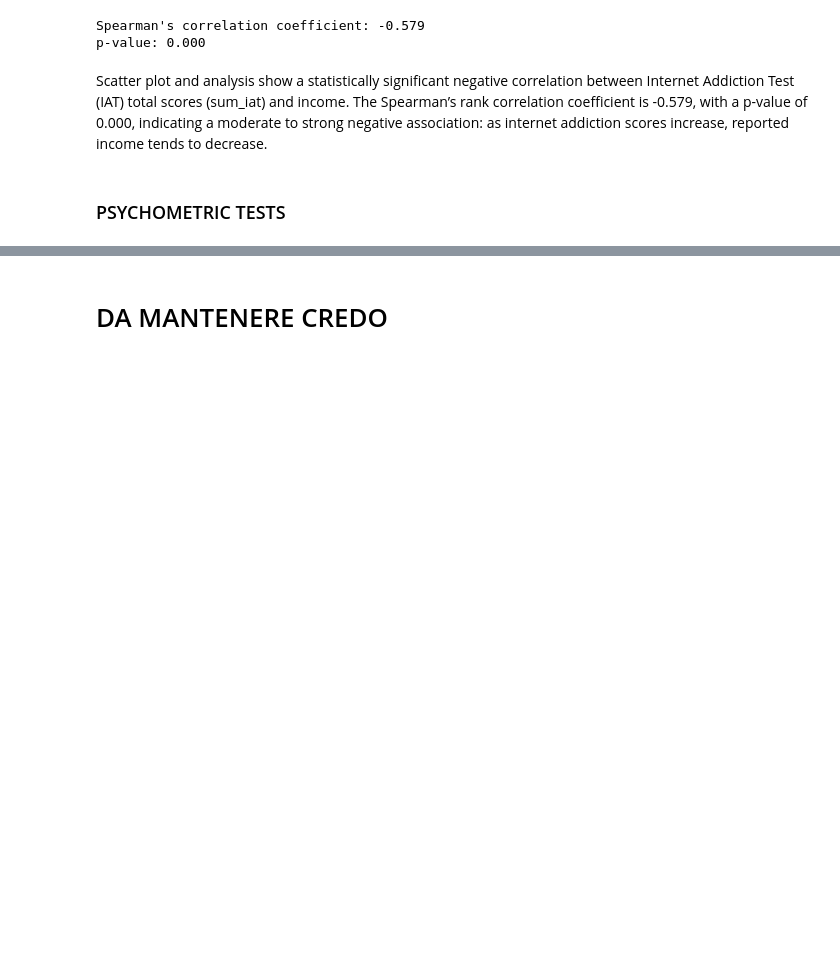
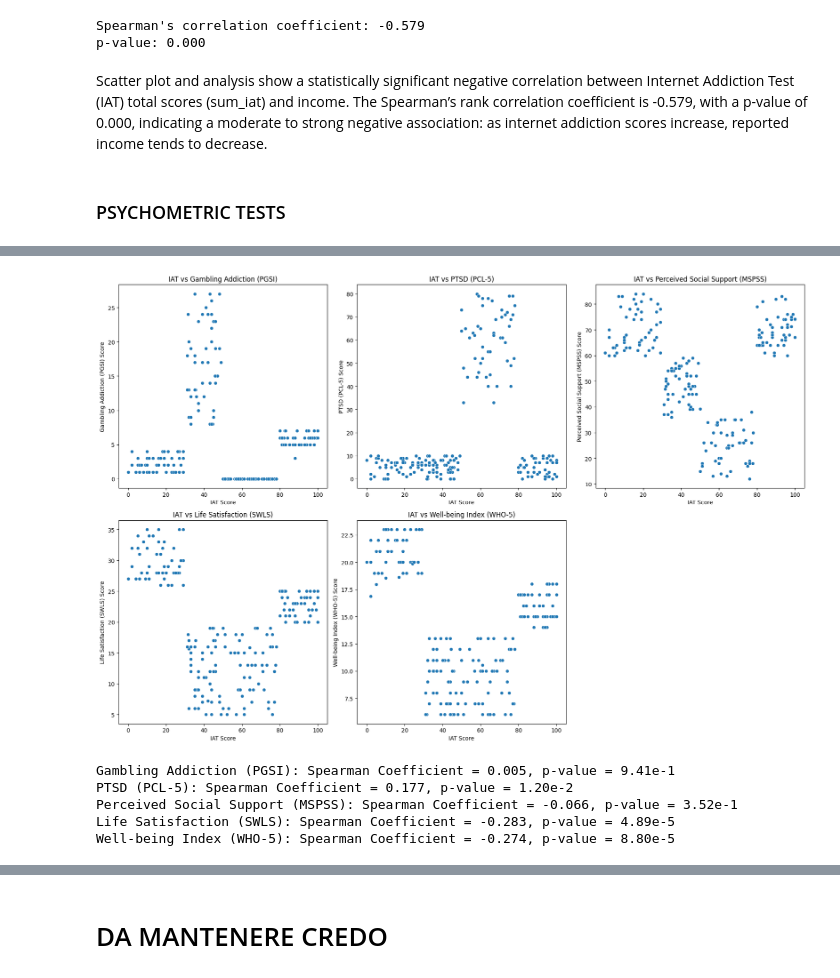
Before and after one commit to francescaius/ehealth2025_gruppo12, a Jupyter notebook: eHealthProject_20252026/dataset_analysis copy2.ipynb, the cells around one changed output, grey strips where cells are left out. Saved outputs shown, nothing was run; the diff lists cells and outputs as text; code cells hidden in the pictures; blank space fills up the shorter version.

Commit message:
modifica IAT vs other pshycometric tests

```diff
--- a/eHealthProject_20252026/dataset_analysis copy2.ipynb
+++ b/eHealthProject_20252026/dataset_analysis copy2.ipynb
@@ -1370,0 +1362,7 @@ df_filtered.info()
+# %%
+# define new columns that contain the sum of numerical pshycometric test results
+df_filtered['sum_pgsi'] = df_filtered[pgsi_cols].sum(axis=1)
+df_filtered['sum_pcl5'] = df_filtered[pcl5_cols].sum(axis=1)
+df_filtered['sum_mspss'] = df_filtered[mspss_cols].sum(axis=1)
+df_filtered['sum_swls'] = df_filtered[swls_cols].sum(axis=1)
+df_filtered['sum_who5'] = df_filtered[who5_cols].sum(axis=1)
@@ -1370,0 +1387,40 @@ df_filtered.info()
+# %%
+# List of psychometric measures and their descriptive names
+psychometric_measures = ['sum_pgsi', 'sum_pcl5', 'sum_mspss', 'sum_swls', 'sum_who5']
+psychometric_measures_names = ['Gambling Addiction (PGSI)', 'PTSD (PCL-5)', 'Perceived Social Support (MSPSS)', 'Life Satisfaction (SWLS)', 'Well-being Index (WHO-5)']
+
+# Dictionary to store correlation results
+correlation_results = {}
+
+# Create scatter plot figure
+plt.figure(figsize=(18, 12))
+
+# Loop over each psychometric measure to plot and calculate Spearman correlation with IAT
+for i, measure in enumerate(psychometric_measures):
+    plt.subplot(2, 3, i+1)  # Adjust layout to 2 rows 3 cols to fit 5 plots
+    sns.scatterplot(x=df_filtered['sum_iat'], y=df_filtered[measure])
+    plt.title(f'IAT vs {psychometric_measures_names[i]}')
+    plt.xlabel('IAT Score')
+    plt.ylabel(f'{psychometric_measures_names[i]} Score')
+
+    # Calculate Spearman correlation (non-parametric, suitable for non-normal data)
+    spearman_corr, spearman_p_value = spearmanr(df_filtered['sum_iat'], df_filtered[measure])
+    correlation_results[psychometric_measures_names[i]] = {
+        'Method': 'Spearman',
+        'Coefficient': spearman_corr,
+        'p-value': Decimal(spearman_p_value)
+    }
+
+plt.tight_layout()
+plt.show()
+
+# Print correlation results with formatted output
+for measure_name, result in correlation_results.items():
+    print(f"{measure_name}: {result['Method']} Coefficient = {result['Coefficient']:.3f}, p-value = {result['p-value']:.2e}")
+# %% [output]
+[figure, added]
+Gambling Addiction (PGSI): Spearman Coefficient = 0.005, p-value = 9.41e-1
+PTSD (PCL-5): Spearman Coefficient = 0.177, p-value = 1.20e-2
+Perceived Social Support (MSPSS): Spearman Coefficient = -0.066, p-value = 3.52e-1
+Life Satisfaction (SWLS): Spearman Coefficient = -0.283, p-value = 4.89e-5
+Well-being Index (WHO-5): Spearman Coefficient = -0.274, p-value = 8.80e-5
```
Also changed, not shown: parts of 9 cells of this notebook.
